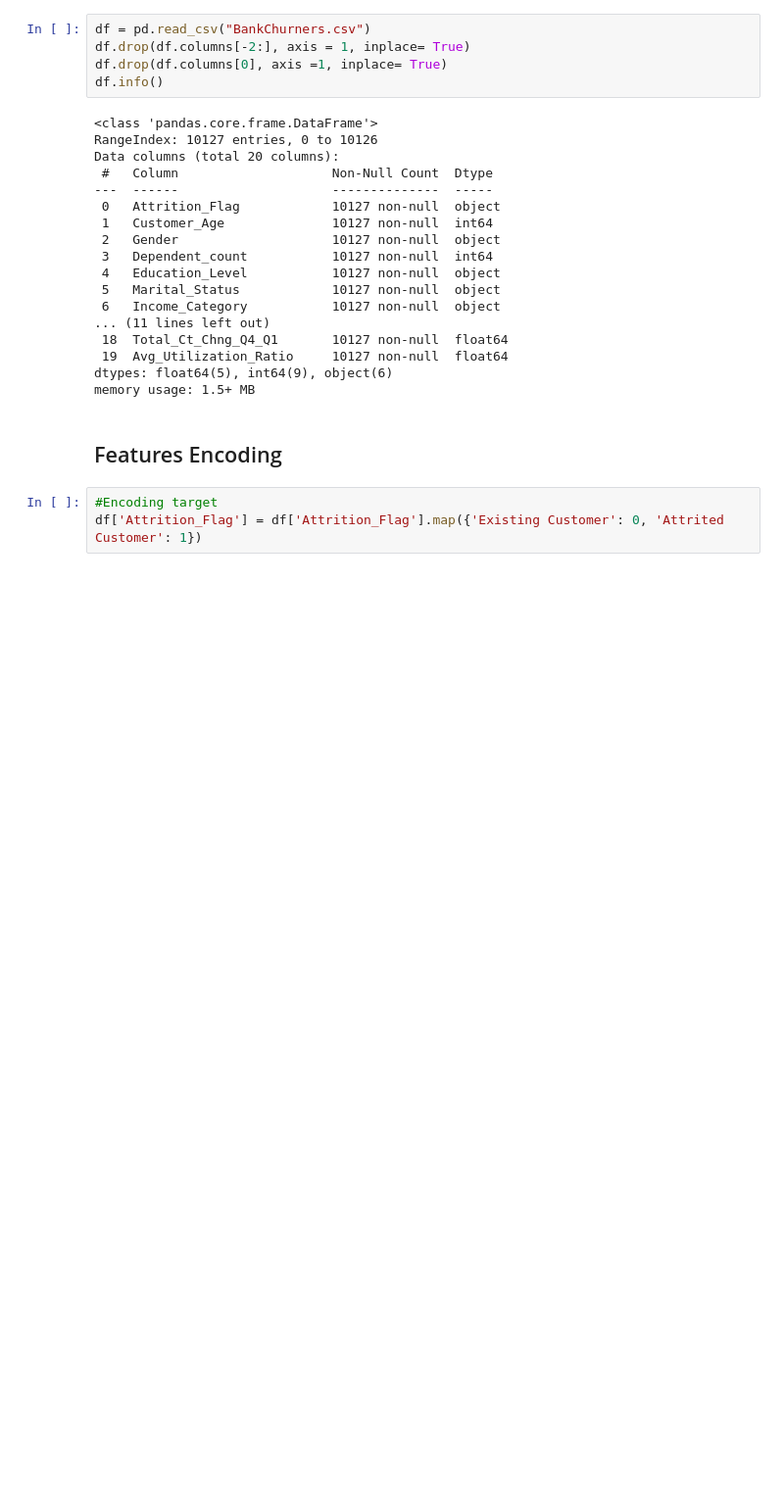
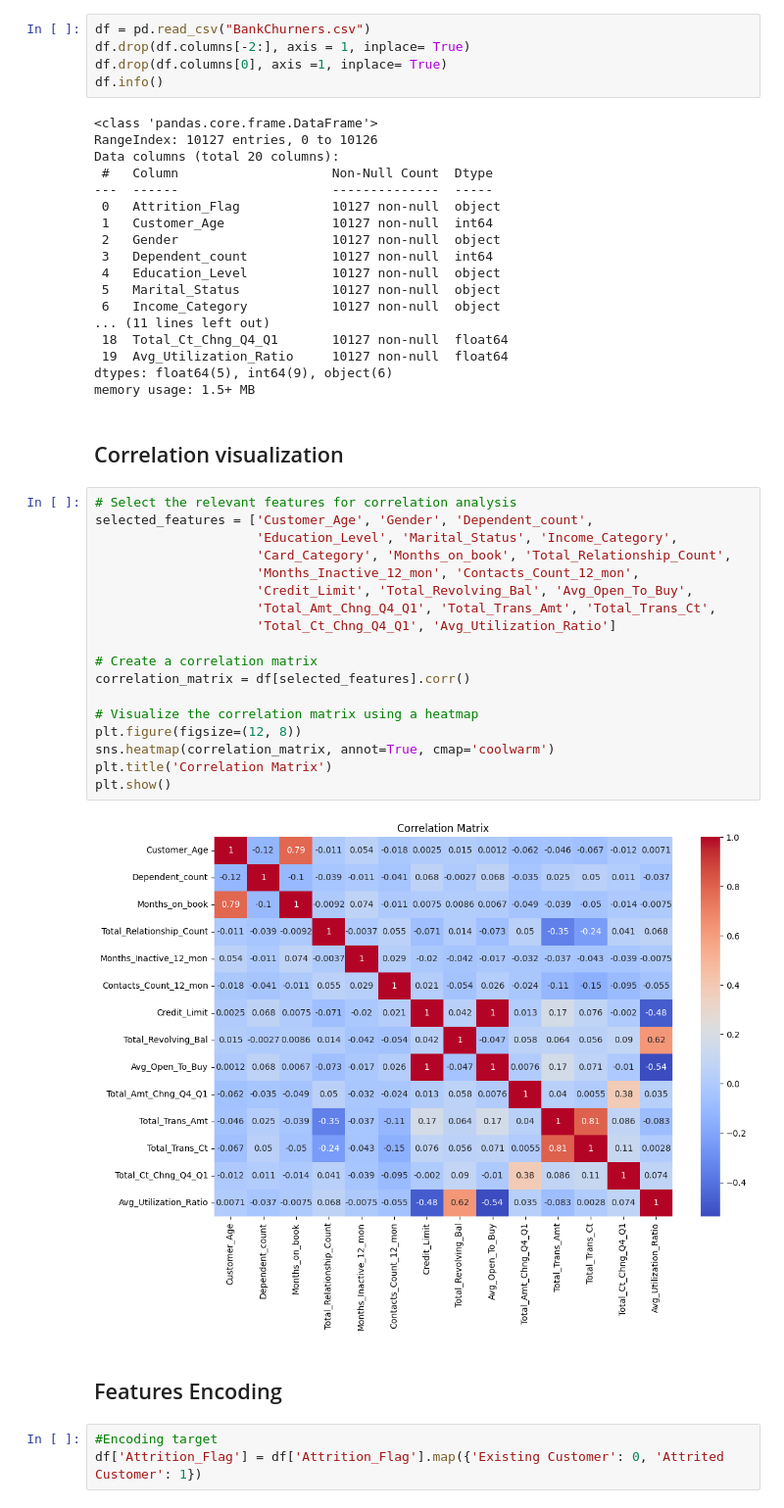
Before and after one commit to CaoThanhNg03/Customer-Churn-Predict, a Jupyter notebook: demo.ipynb, the cells around one changed output. Shown at 98% size. Saved outputs shown, nothing was run; the diff lists cells and outputs as text; blank space fills up the shorter version.

```diff
--- a/demo.ipynb
+++ b/demo.ipynb
@@ -38,6 +39,28 @@ Data columns (total 20 columns):
  19  Avg_Utilization_Ratio     10127 non-null  float64
 dtypes: float64(5), int64(9), object(6)
 memory usage: 1.5+ MB
+# %% [markdown]
+## Correlation visualization
+# %%
+# Select the relevant features for correlation analysis
+selected_features = ['Customer_Age', 'Gender', 'Dependent_count',
+                     'Education_Level', 'Marital_Status', 'Income_Category',
+                     'Card_Category', 'Months_on_book', 'Total_Relationship_Count',
+                     'Months_Inactive_12_mon', 'Contacts_Count_12_mon',
+                     'Credit_Limit', 'Total_Revolving_Bal', 'Avg_Open_To_Buy',
+                     'Total_Amt_Chng_Q4_Q1', 'Total_Trans_Amt', 'Total_Trans_Ct',
+                     'Total_Ct_Chng_Q4_Q1', 'Avg_Utilization_Ratio']
+
+# Create a correlation matrix
+correlation_matrix = df[selected_features].corr()
+
+# Visualize the correlation matrix using a heatmap
+plt.figure(figsize=(12, 8))
+sns.heatmap(correlation_matrix, annot=True, cmap='coolwarm')
+plt.title('Correlation Matrix')
+plt.show()
+# %% [output]
+[figure, added]
 # %% [markdown]
 ## Features Encoding
 # %%
```
Also changed, not shown: parts of 1 cell of this notebook.
